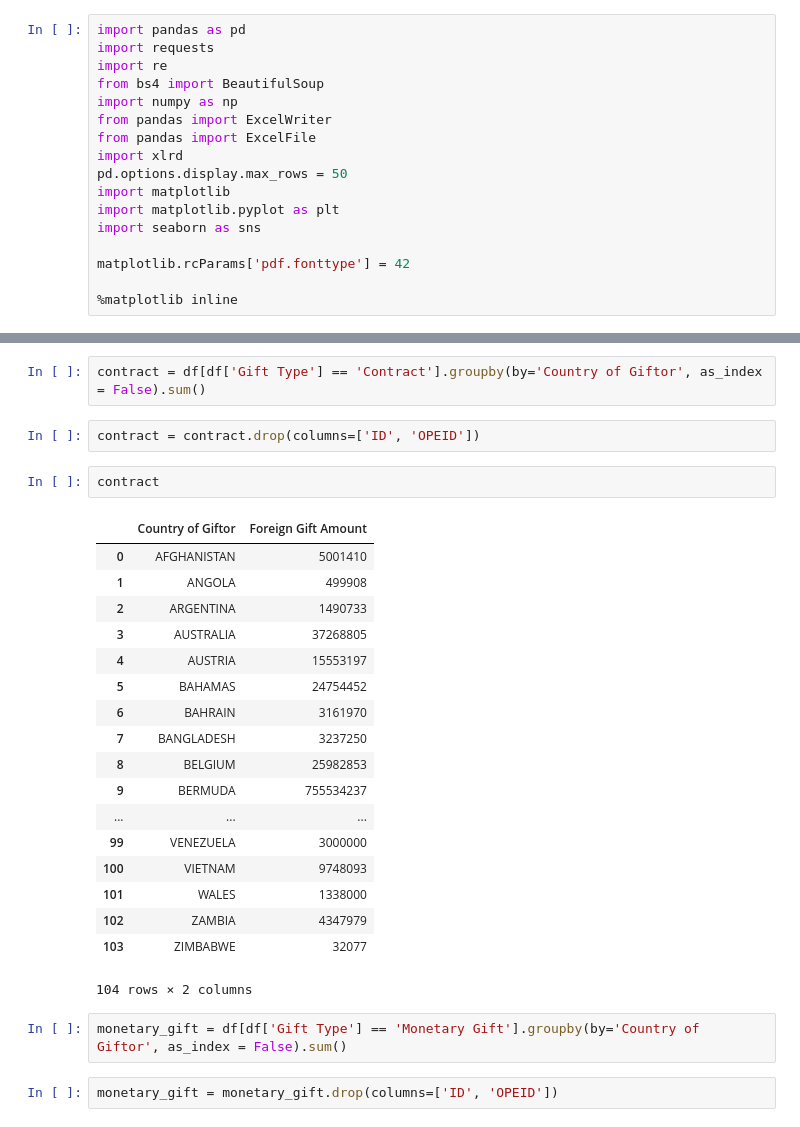
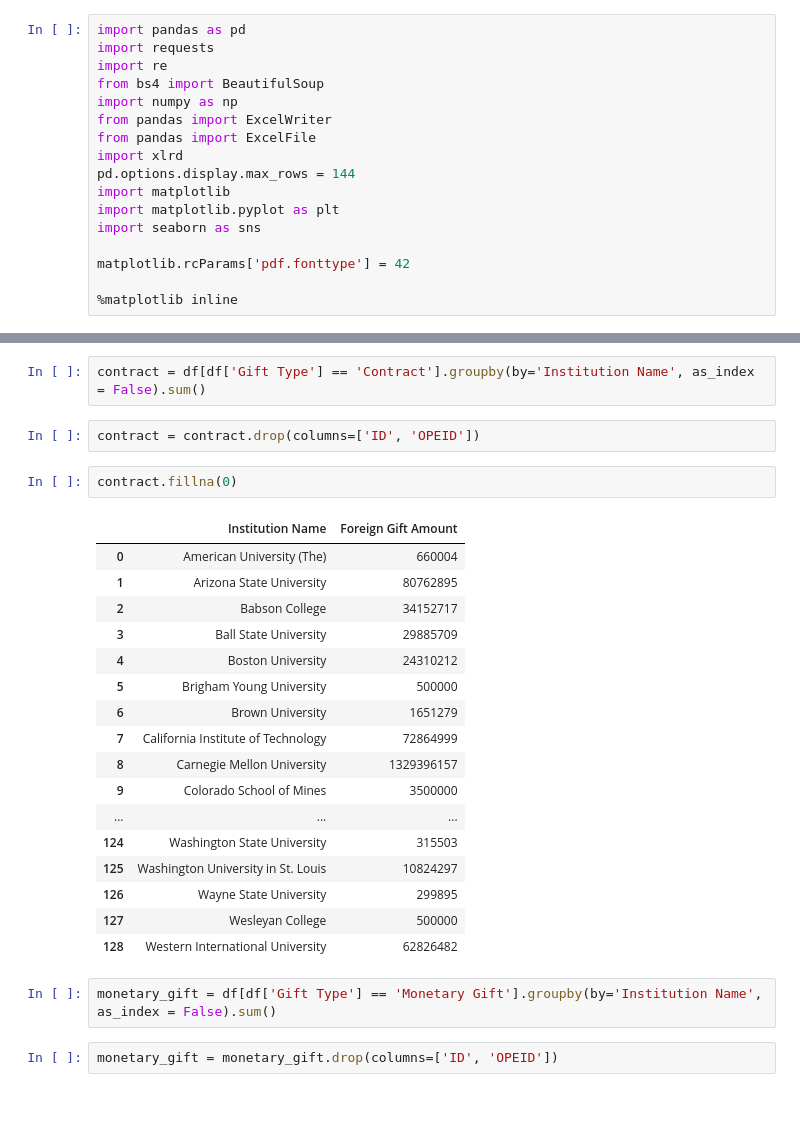
Before and after one commit to Humera97/Data-Studio, a Jupyter notebook: us_college_foreign_gifts/Cleaning and Exploring Data.ipynb, the cells around one changed output, grey strips where cells are left out. Drawn from its saved outputs; the diff is of its cells as text.

```diff
--- a/us_college_foreign_gifts/Cleaning and Exploring Data.ipynb
+++ b/us_college_foreign_gifts/Cleaning and Exploring Data.ipynb
@@ -7,7 +7,7 @@ import numpy as np
 from pandas import ExcelWriter
 from pandas import ExcelFile
 import xlrd
-pd.options.display.max_rows = 50
+pd.options.display.max_rows = 144
 import matplotlib
 import matplotlib.pyplot as plt
 import seaborn as sns
@@ -111,31 +126,30 @@ df.groupby(by= ['Country of Giftor','Gift Type'],
 | 66 | ERITREA | Monetary Gift | 14443 | 131500 | 3 |
 244 rows × 5 columns
 # %%
-contract = df[df['Gift Type'] == 'Contract'].groupby(by='Country of Giftor', as_index = False).sum()
+contract = df[df['Gift Type'] == 'Contract'].groupby(by='Institution Name', as_index = False).sum()
 # %%
 contract = contract.drop(columns=['ID', 'OPEID'])
 # %%
-contract
+contract.fillna(0)
 # %% [output]
-|  | Country of Giftor | Foreign Gift Amount |
-| 0 | AFGHANISTAN | 5001410 |
-| 1 | ANGOLA | 499908 |
-| 2 | ARGENTINA | 1490733 |
-| 3 | AUSTRALIA | 37268805 |
-| 4 | AUSTRIA | 15553197 |
-| 5 | BAHAMAS | 24754452 |
-| 6 | BAHRAIN | 3161970 |
-| 7 | BANGLADESH | 3237250 |
-| 8 | BELGIUM | 25982853 |
-| 9 | BERMUDA | 755534237 |
+|  | Institution Name | Foreign Gift Amount |
+| 0 | American University (The) | 660004 |
+| 1 | Arizona State University | 80762895 |
+| 2 | Babson College | 34152717 |
+| 3 | Ball State University | 29885709 |
+| 4 | Boston University | 24310212 |
+| 5 | Brigham Young University | 500000 |
+| 6 | Brown University | 1651279 |
+| 7 | California Institute of Technology | 72864999 |
+| 8 | Carnegie Mellon University | 1329396157 |
+| 9 | Colorado School of Mines | 3500000 |
 | ... | ... | ... |
-| 99 | VENEZUELA | 3000000 |
-| 100 | VIETNAM | 9748093 |
-| 101 | WALES | 1338000 |
-| 102 | ZAMBIA | 4347979 |
-| 103 | ZIMBABWE | 32077 |
+| 124 | Washington State University | 315503 |
+| 125 | Washington University in St. Louis | 10824297 |
+| 126 | Wayne State University | 299895 |
+| 127 | Wesleyan College | 500000 |
+| 128 | Western International University | 62826482 |
-104 rows × 2 columns
 # %%
-monetary_gift = df[df['Gift Type'] == 'Monetary Gift'].groupby(by='Country of Giftor', as_index = False).sum()
+monetary_gift = df[df['Gift Type'] == 'Monetary Gift'].groupby(by='Institution Name', as_index = False).sum()
 # %%
 monetary_gift = monetary_gift.drop(columns=['ID', 'OPEID'])
```
Also changed, not shown: parts of 53 cells of this notebook, 9 other files.
